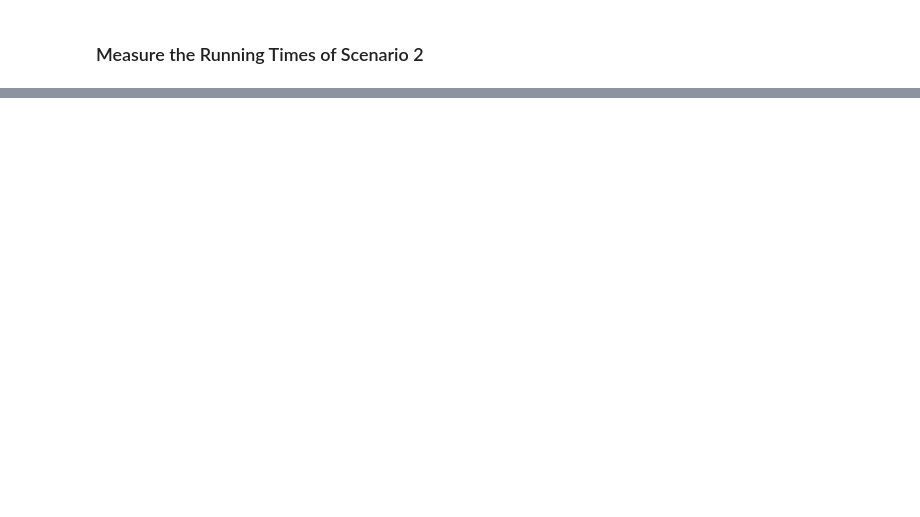
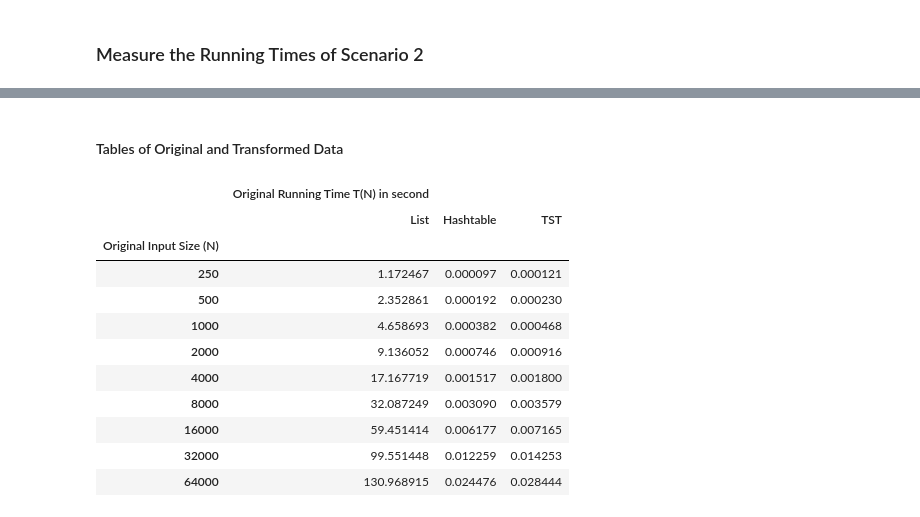
Before and after one commit to hooniez/aa_assignment_1, a Jupyter notebook: assignment1.ipynb, the cells around one changed output, grey strips where cells are left out. Cells and saved outputs as stored; diff of their text form; code cells hidden in the pictures; blank space fills up the shorter version.

```diff
--- a/assignment1.ipynb
+++ b/assignment1.ipynb
@@ -767,0 +871,23 @@ for i in range(num_datasets):
+# %% [markdown]
+#### Tables of Original and Transformed Data
+# %%
+import pandas as pd
+
+columns = pd.MultiIndex.from_product([['Original Running Time T(N) in second'], ['List', 'Hashtable', 'TST']])
+# pd.DataFrame({'Original Input Size(N)': input_sizes, columns: runtime_all})
+df_scenario2_original = pd.DataFrame(np.concatenate((runtime_list[:,np.newaxis], runtime_hash[:,np.newaxis], runtime_tst[:,np.newaxis]), axis=1), index=input_sizes, columns=columns)
+df_scenario2_original.index.name = 'Original Input Size (N)'
+df_scenario2_original
+# %% [output]
+|  | Original Running Time T(N) in second |  |  |
+|  | List | Hashtable | TST |
+| Original Input Size (N) |  |  |  |
+| 250 | 1.172467 | 0.000097 | 0.000121 |
+| 500 | 2.352861 | 0.000192 | 0.000230 |
+| 1000 | 4.658693 | 0.000382 | 0.000468 |
+| 2000 | 9.136052 | 0.000746 | 0.000916 |
+| 4000 | 17.167719 | 0.001517 | 0.001800 |
+| 8000 | 32.087249 | 0.003090 | 0.003579 |
+| 16000 | 59.451414 | 0.006177 | 0.007165 |
+| 32000 | 99.551448 | 0.012259 | 0.014253 |
+| 64000 | 130.968915 | 0.024476 | 0.028444 |
```
Also changed, not shown: parts of 13 cells of this notebook, 2 other files.
